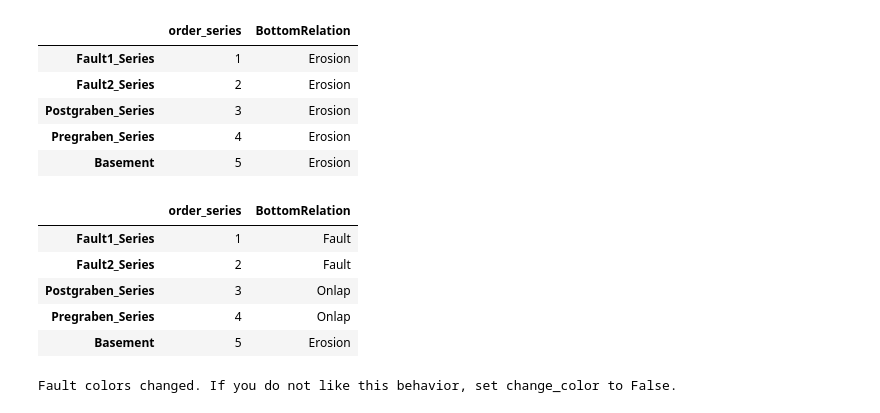
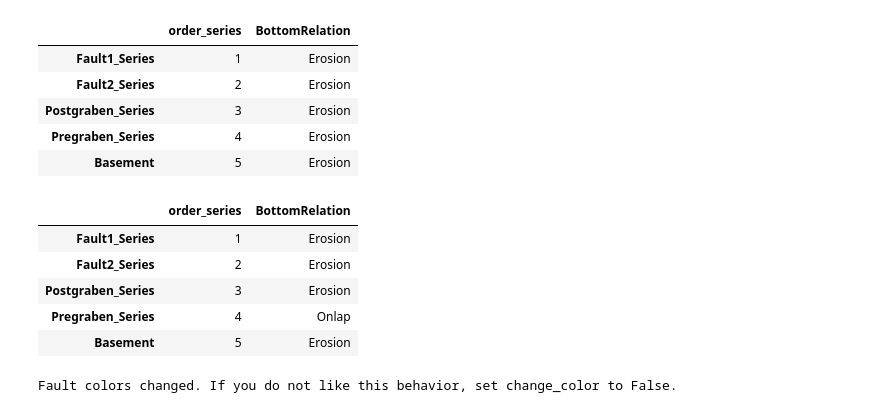
Before and after one commit to Japhiolite/gempy-tests, a Jupyter notebook: notebooks/GemPy-feature_compilation.ipynb, the cells around one changed output. Saved outputs shown, nothing was run; the diff lists cells and outputs as text; code cells hidden in the pictures.

```diff
--- a/notebooks/GemPy-feature_compilation.ipynb
+++ b/notebooks/GemPy-feature_compilation.ipynb
@@ -93,12 +96,12 @@ geo_model.series
 | Basement | 5 | Erosion |
 # %%
 # so let's set the Pregraben_Series to Onlap
-geo_model.series.set_bottom_relation(['Postgraben_Series','Pregraben_Series'], bottom_relation='Onlap')
+geo_model.series.set_bottom_relation('Pregraben_Series', bottom_relation='Onlap')
 # %% [output]
 |  | order_series | BottomRelation |
-| Fault1_Series | 1 | Fault |
-| Fault2_Series | 2 | Fault |
-| Postgraben_Series | 3 | Onlap |
+| Fault1_Series | 1 | Erosion |
+| Fault2_Series | 2 | Erosion |
+| Postgraben_Series | 3 | Erosion |
 | Pregraben_Series | 4 | Onlap |
 | Basement | 5 | Erosion |
 # %%
```
Also changed, not shown: parts of 9 cells of this notebook, 2 other files.
